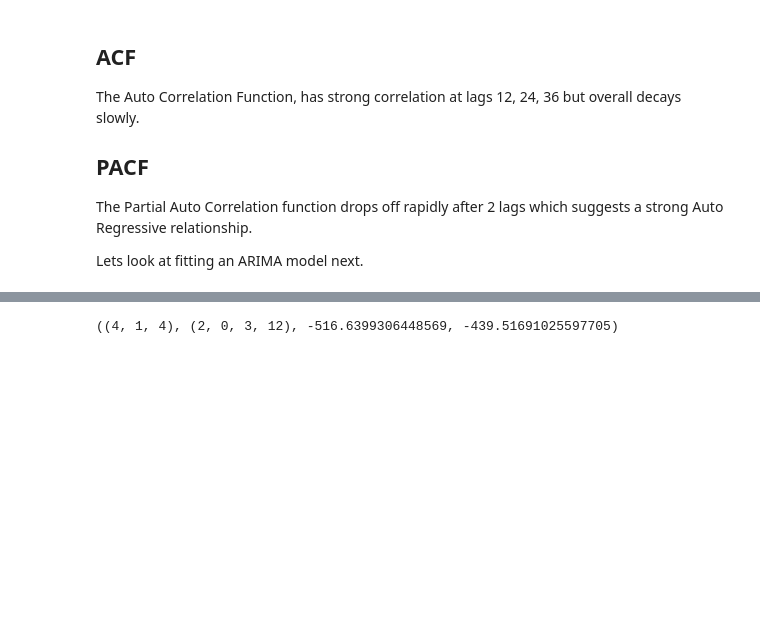
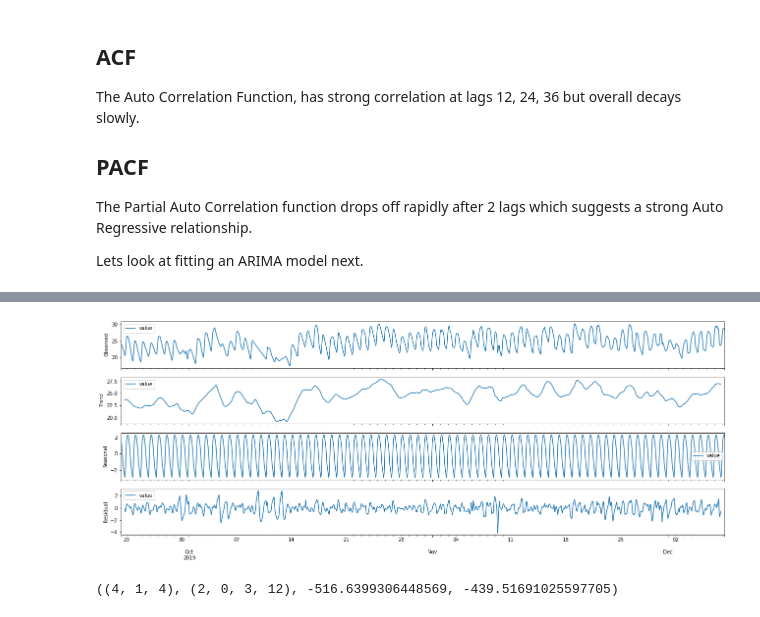
Before and after one commit to neozenith/temperature-timeseries, a Jupyter notebook: analysis.ipynb, the cells around one changed output, grey strips where cells are left out. Drawn from its saved outputs; the diff is of its cells as text; code cells hidden in the pictures; blank space fills up the shorter version.

```diff
--- a/analysis.ipynb
+++ b/analysis.ipynb
@@ -243 +246,19 @@ Lets look at fitting an ARIMA model next.
+# %%
+fig, axes = plt.subplots(ncols=1, nrows=4, sharex=True, figsize=(22,8))
+decomp = seasonal_decompose(df_temp.interpolate().resample('H').mean())
+
+decomp.observed.plot(ax=axes[0])
+axes[0].set_ylabel('Observed')
+
+decomp.trend.plot(ax=axes[1])
+axes[1].set_ylabel('Trend')
+
+decomp.seasonal.plot(ax=axes[2])
+axes[2].set_ylabel('Seasonal')
+
+decomp.resid.plot(ax=axes[3])
+axes[3].set_ylabel('Residual')
+plt.show()
+# %% [output]
+[figure, added]
 # %%
```
Also changed, not shown: parts of 9 cells of this notebook, 1 other file.
